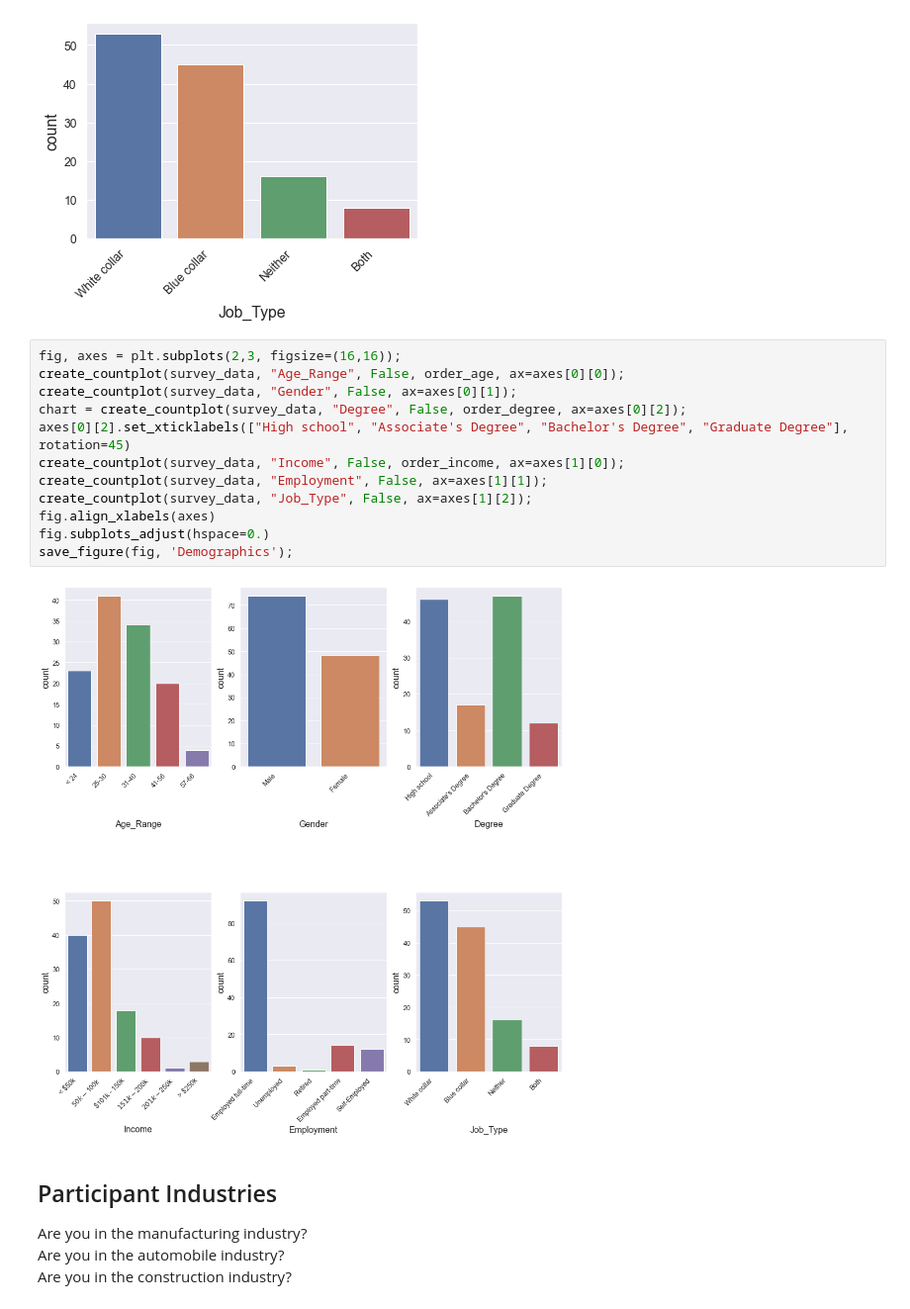
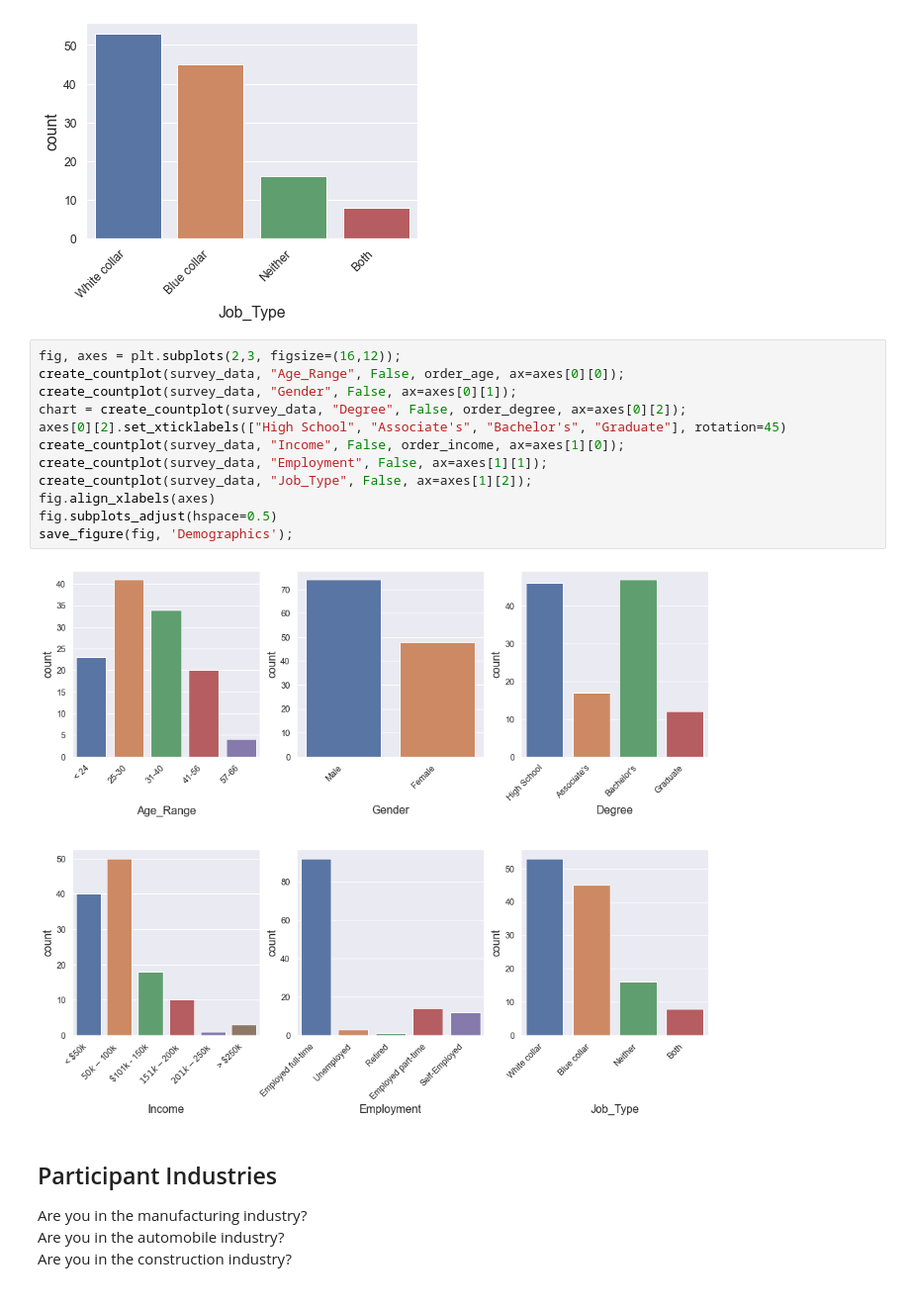
Before and after one commit to markhary/mktg3554_survey, a Jupyter notebook: holly.ipynb, the cells around one changed output. Shown at 99% size. Saved outputs shown, nothing was run; the diff lists cells and outputs as text.

```diff
--- a/holly.ipynb
+++ b/holly.ipynb
@@ -151,19 +207,19 @@ create_countplot(survey_data, "Job_Type", True);
 [figure]
 [figure]
 # %%
-fig, axes = plt.subplots(2,3, figsize=(16,16));
+fig, axes = plt.subplots(2,3, figsize=(16,12));
 create_countplot(survey_data, "Age_Range", False, order_age, ax=axes[0][0]);
 create_countplot(survey_data, "Gender", False, ax=axes[0][1]);
 chart = create_countplot(survey_data, "Degree", False, order_degree, ax=axes[0][2]);
-axes[0][2].set_xticklabels(["High school", "Associate's Degree", "Bachelor's Degree", "Graduate Degree"], rotation=45)
+axes[0][2].set_xticklabels(["High School", "Associate's", "Bachelor's", "Graduate"], rotation=45)
 create_countplot(survey_data, "Income", False, order_income, ax=axes[1][0]);
 create_countplot(survey_data, "Employment", False, ax=axes[1][1]);
 create_countplot(survey_data, "Job_Type", False, ax=axes[1][2]);
 fig.align_xlabels(axes)
-fig.subplots_adjust(hspace=0.)
+fig.subplots_adjust(hspace=0.5)
 save_figure(fig, 'Demographics');
 # %% [output]
-[figure, old version]
+[figure, new version]
 # %% [markdown]
 ## Participant Industries
 Are you in the manufacturing industry? <br>
```
Also changed, not shown: parts of 10 cells of this notebook, 7 other files.
